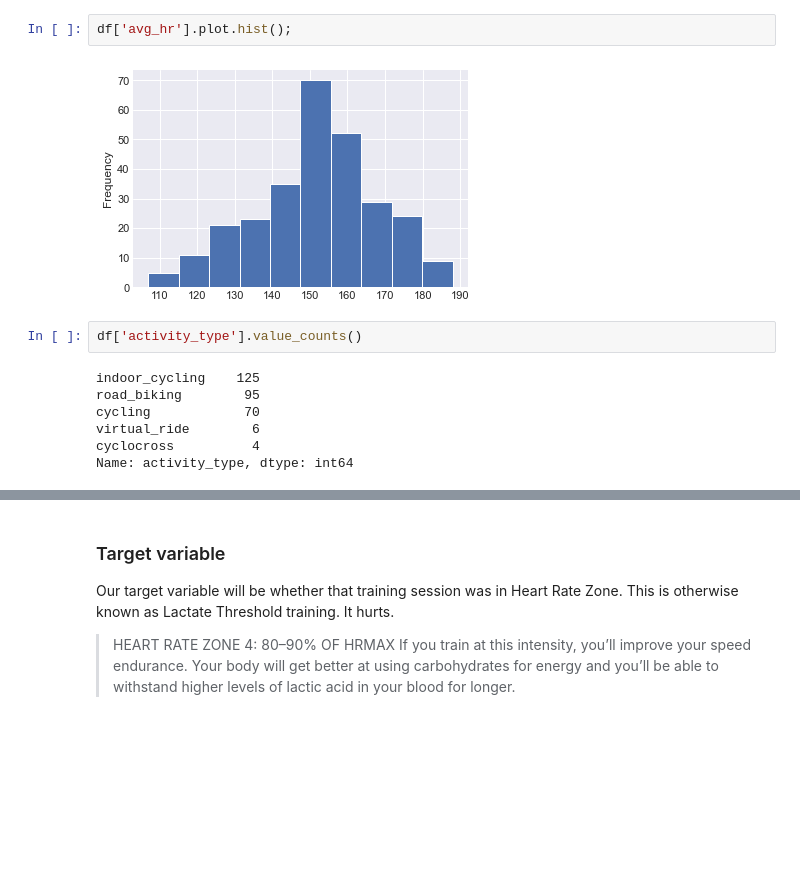
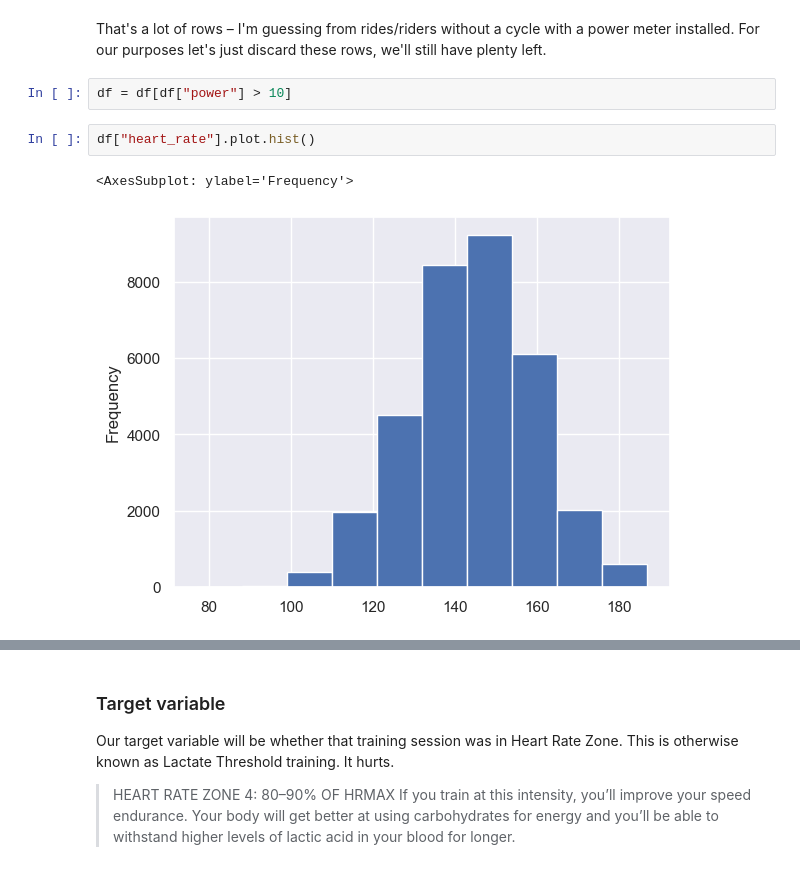
Before and after one commit to leblancfg/leblancfg.github.io, a Jupyter notebook: content/Logistic Regression with PyMC3.ipynb, the cells around one changed output, grey strips where cells are left out. Drawn from its saved outputs; the diff is of its cells as text; blank space fills up the shorter version.

```diff
--- a/content/Logistic Regression with PyMC3.ipynb
+++ b/content/Logistic Regression with PyMC3.ipynb
@@ -107,13 +120,9 @@ sns.boxplot(data=df, x='activity_type', y='avg_hr');
+# %% [markdown]
+That's a lot of rows – I'm guessing from rides/riders without a cycle with a power meter installed. For our purposes let's just discard these rows, we'll still have plenty left.
+# %%
+df = df[df["power"] > 10]
 # %%
-df['avg_hr'].plot.hist();
+df["heart_rate"].plot.hist()
 # %% [output]
+<AxesSubplot: ylabel='Frequency'>
-[figure, old version]
+[figure, new version]
-# %%
-df['activity_type'].value_counts()
-# %% [output]
-indoor_cycling    125
-road_biking        95
-cycling            70
-virtual_ride        6
-cyclocross          4
-Name: activity_type, dtype: int64
```
Also changed, not shown: parts of 20 cells of this notebook, 1 other file.
